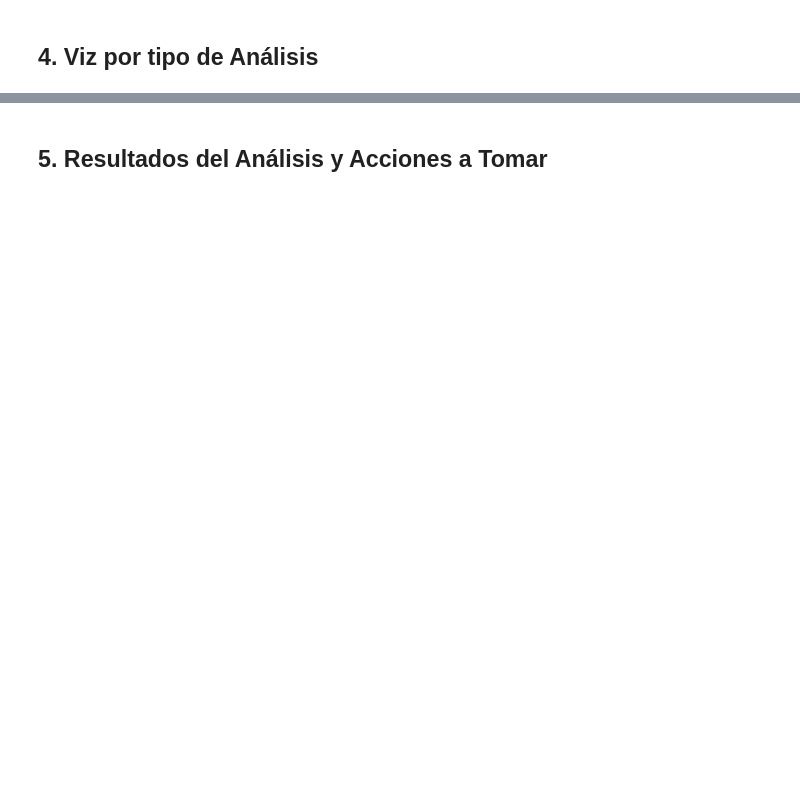
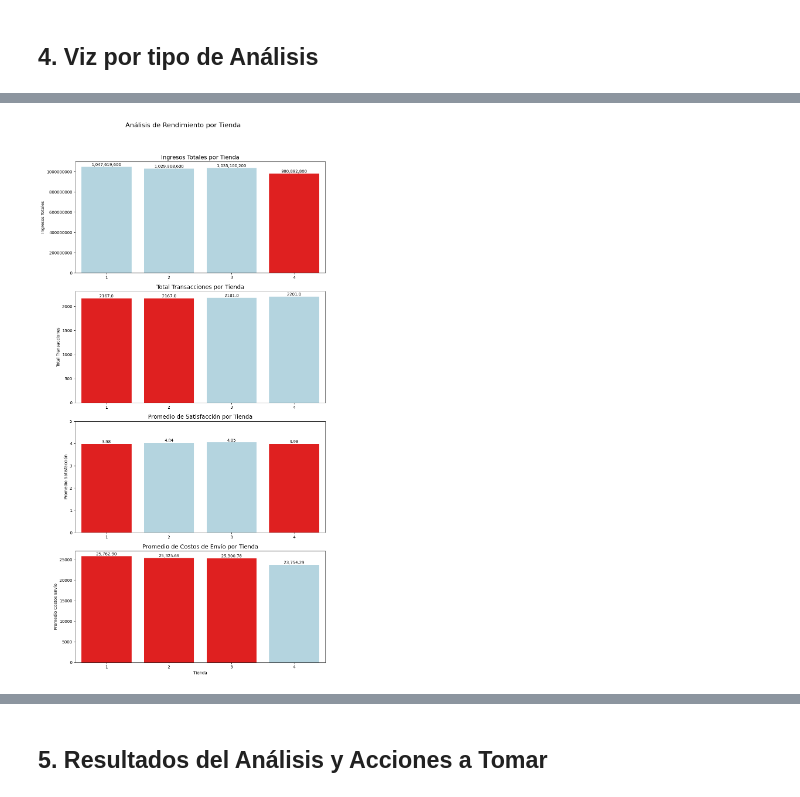
Before and after one commit to TechWithEva/Alura_G9_2026_Challenges_and_Tracking, a Jupyter notebook: Challenge1_Alura'sStores_Eva.ipynb, the cells around one changed output, grey strips where cells are left out. Saved outputs shown, nothing was run; the diff lists cells and outputs as text; code cells hidden in the pictures; blank space fills up the shorter version.

```diff
--- a/Challenge1_Alura'sStores_Eva.ipynb
+++ b/Challenge1_Alura'sStores_Eva.ipynb
@@ -119,0 +215,17 @@ bd_tiendas = bd_tiendas[bd_tiendas['TrnAnio'] != 2023]
+# %%
+#Rendimiento de Ingresos por tienda
+rendimiento_total_tienda = {'TIENDA': constructorListas(bd_tiendas,'Tienda')
+                           ,'TOTAL_TRANSACCIONES': totalTransaccionesxTienda
+                           ,'INGRESOS_TOTALES': totalIngresosxTienda
+                           ,'PROMEDIO_COSTOS_ENVIO': promedioCostosEnvioxTienda
+                           ,'PROMEDIO_SATISFACCION': promedioSatisfaccionxTienda
+                           }
+base_rendimiento_tienda = pd.DataFrame(rendimiento_total_tienda)
+base_rendimiento_tienda['%INGRESOS'] = ((base_rendimiento_tienda['INGRESOS_TOTALES'].astype(float) / montoGlobalVentas)*100).round().astype(int)
+base_rendimiento_tienda['%TRANSACCIONES'] = ((base_rendimiento_tienda['TOTAL_TRANSACCIONES'].astype(float) / totalGlobalTransacciones)*100).round().astype(int)
+base_rendimiento_tienda['VENTAS_EN_CERO'] = ventasEnCero
+base_rendimiento_tienda['COSTOS_ENVIO_EN_CERO'] = costosEnvioEnCero
+base_rendimiento_tienda['CATEGORIAS_PRODUCTOS'] = totalCategoriasxTienda
+base_rendimiento_tienda['PRODUCTOS'] = totalProductosxTienda
+base_rendimiento_tienda['ALCANCE_CIUDADES'] = totalAlcancexTienda
+base_rendimiento_tienda['VENDEDORES'] = totalEmpleadosxTienda
@@ -190,0 +358,57 @@ plt.bar_label(ax2.containers[0])
+# %%
+import matplotlib.pyplot as plt
+import seaborn as sns
+
+# Calculate global averages from base_rendimiento_tienda
+ingresoPromedioGlobalTienda = base_rendimiento_tienda['INGRESOS_TOTALES'].mean()
+transaccionesPromedioGlobalTienda = base_rendimiento_tienda['TOTAL_TRANSACCIONES'].mean()
+satisfaccionPromedioGlobalTienda = base_rendimiento_tienda['PROMEDIO_SATISFACCION'].mean()
+costoEnvioPromedioGlobalTienda = base_rendimiento_tienda['PROMEDIO_COSTOS_ENVIO'].mean()
+
+fig, axes = plt.subplots(nrows=4, ncols=1, figsize=(10, 20))
+fig.suptitle('Análisis de Rendimiento por Tienda', fontsize=16)
+
+# Plot 1: Ingresos Totales
+colorsIngresos = ['red' if val < ingresoPromedioGlobalTienda else 'lightblue' for val in base_rendimiento_tienda['INGRESOS_TOTALES']]
+sns.barplot(x='TIENDA', y='INGRESOS_TOTALES', data=base_rendimiento_tienda, ax=axes[0], palette=colorsIngresos, hue='TIENDA', legend=False)
+axes[0].set_title('Ingresos Totales por Tienda', fontsize=14)
+axes[0].set_xlabel('')
+axes[0].set_ylabel('Ingresos Totales')
+axes[0].ticklabel_format(style='plain', axis='y') # Prevent scientific notation
+for index, row in base_rendimiento_tienda.iterrows():
+    axes[0].text(index, row['INGRESOS_TOTALES'], f'{row['INGRESOS_TOTALES']:,.0f}', color='black', ha="center", va='bottom')
+
+
+# Plot 2: Total Transacciones
+colorsTransacciones = ['red' if val < transaccionesPromedioGlobalTienda else 'lightblue' for val in base_rendimiento_tienda['TOTAL_TRANSACCIONES']]
+sns.barplot(x='TIENDA', y='TOTAL_TRANSACCIONES', data=base_rendimiento_tienda, ax=axes[1], palette=colorsTransacciones, hue='TIENDA', legend=False)
+axes[1].set_title('Total Transacciones por Tienda', fontsize=14)
+axes[1].set_xlabel('')
+axes[1].set_ylabel('Total Transacciones')
+for index, row in base_rendimiento_tienda.iterrows():
+    axes[1].text(index, row['TOTAL_TRANSACCIONES'], f'{row['TOTAL_TRANSACCIONES']}', color='black', ha="center", va='bottom')
+
+# Plot 3: Promedio Satisfacción
+colorsSatisfaccion = ['red' if val < satisfaccionPromedioGlobalTienda else 'lightblue' for val in base_rendimiento_tienda['PROMEDIO_SATISFACCION']]
+sns.barplot(x='TIENDA', y='PROMEDIO_SATISFACCION', data=base_rendimiento_tienda, ax=axes[2], palette=colorsSatisfaccion, hue='TIENDA', legend=False)
+axes[2].set_title('Promedio de Satisfacción por Tienda', fontsize=14)
+axes[2].set_xlabel('') # Removed x-label as it will be at the bottom
+axes[2].set_ylabel('Promedio Satisfacción')
+axes[2].set_ylim(0, 5) # Assuming a scale of 0-5 for satisfaction
+for index, row in base_rendimiento_tienda.iterrows():
+    axes[2].text(index, row['PROMEDIO_SATISFACCION'], f'{row['PROMEDIO_SATISFACCION']:.2f}', color='black', ha="center", va='bottom')
+
+# Plot 4: Promedio Costos de Envío
+colorsCostosEnvio = ['red' if val > costoEnvioPromedioGlobalTienda else 'lightblue' for val in base_rendimiento_tienda['PROMEDIO_COSTOS_ENVIO']]
+sns.barplot(x='TIENDA', y='PROMEDIO_COSTOS_ENVIO', data=base_rendimiento_tienda, ax=axes[3], palette=colorsCostosEnvio, hue='TIENDA', legend=False)
+axes[3].set_title('Promedio de Costos de Envío por Tienda', fontsize=14)
+axes[3].set_xlabel('Tienda')
+axes[3].set_ylabel('Promedio Costos Envío')
+axes[3].ticklabel_format(style='plain', axis='y')
+for index, row in base_rendimiento_tienda.iterrows():
+    axes[3].text(index, row['PROMEDIO_COSTOS_ENVIO'], f'{row['PROMEDIO_COSTOS_ENVIO']:,.2f}', color='black', ha="center", va='bottom')
+
+plt.tight_layout(rect=[0, 0.03, 1, 0.95]) # Adjust layout to prevent overlap
+plt.show()
+# %% [output]
+[figure, added]
```
Also changed, not shown: parts of 47 cells of this notebook.
